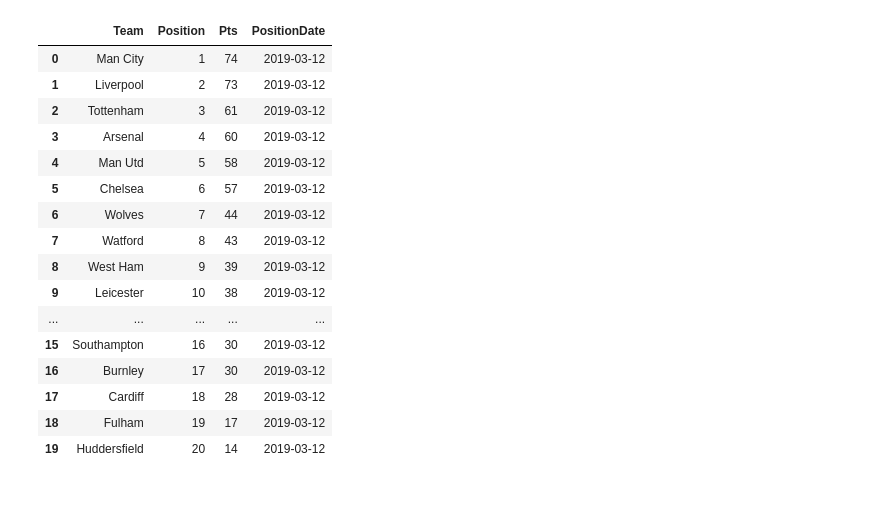
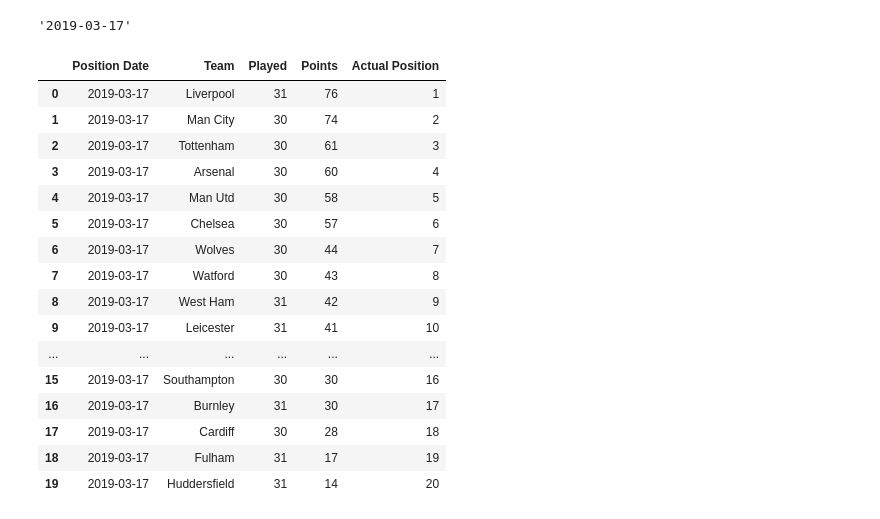
Before and after one commit to koysor/premier-league-positions, a Jupyter notebook: Premier League Position Predictions.ipynb, the cells around one changed output. Saved outputs shown, nothing was run; the diff lists cells and outputs as text; code cells hidden in the pictures.

```diff
--- a/Premier League Position Predictions.ipynb
+++ b/Premier League Position Predictions.ipynb
@@ -5,0 +5,5 @@ from time import gmtime, strftime
+# %%
+positionDate = strftime("%Y-%m-%d", gmtime())
+positionDate
+# %% [output]
+'2019-03-17'
@@ -18,20 +31,22 @@ leagueTable = getLeagueTable()
-# %%
-leagueTable
-# %% [output]
-|  | Team | Position | Pts | PositionDate |
-| 0 | Man City | 1 | 74 | 2019-03-12 |
-| 1 | Liverpool | 2 | 73 | 2019-03-12 |
-| 2 | Tottenham | 3 | 61 | 2019-03-12 |
-| 3 | Arsenal | 4 | 60 | 2019-03-12 |
-| 4 | Man Utd | 5 | 58 | 2019-03-12 |
-| 5 | Chelsea | 6 | 57 | 2019-03-12 |
-| 6 | Wolves | 7 | 44 | 2019-03-12 |
-| 7 | Watford | 8 | 43 | 2019-03-12 |
-| 8 | West Ham | 9 | 39 | 2019-03-12 |
-| 9 | Leicester | 10 | 38 | 2019-03-12 |
-| ... | ... | ... | ... | ... |
-| 15 | Southampton | 16 | 30 | 2019-03-12 |
-| 16 | Burnley | 17 | 30 | 2019-03-12 |
-| 17 | Cardiff | 18 | 28 | 2019-03-12 |
-| 18 | Fulham | 19 | 17 | 2019-03-12 |
-| 19 | Huddersfield | 20 | 14 | 2019-03-12 |
+# %%
+# Get current league table
+leagueTable = getLeagueTable()
+dfToClipboardAndDisplay(leagueTable, "output/" + positionDate + "_" + "league_table.csv")
+# %% [output]
+|  | Position Date | Team | Played | Points | Actual Position |
+| 0 | 2019-03-17 | Liverpool | 31 | 76 | 1 |
+| 1 | 2019-03-17 | Man City | 30 | 74 | 2 |
+| 2 | 2019-03-17 | Tottenham | 30 | 61 | 3 |
+| 3 | 2019-03-17 | Arsenal | 30 | 60 | 4 |
+| 4 | 2019-03-17 | Man Utd | 30 | 58 | 5 |
+| 5 | 2019-03-17 | Chelsea | 30 | 57 | 6 |
+| 6 | 2019-03-17 | Wolves | 30 | 44 | 7 |
+| 7 | 2019-03-17 | Watford | 30 | 43 | 8 |
+| 8 | 2019-03-17 | West Ham | 31 | 42 | 9 |
+| 9 | 2019-03-17 | Leicester | 31 | 41 | 10 |
+| ... | ... | ... | ... | ... | ... |
+| 15 | 2019-03-17 | Southampton | 30 | 30 | 16 |
+| 16 | 2019-03-17 | Burnley | 31 | 30 | 17 |
+| 17 | 2019-03-17 | Cardiff | 30 | 28 | 18 |
+| 18 | 2019-03-17 | Fulham | 31 | 17 | 19 |
+| 19 | 2019-03-17 | Huddersfield | 31 | 14 | 20 |
```
Also changed, not shown: parts of 11 cells of this notebook, 4 other files.
